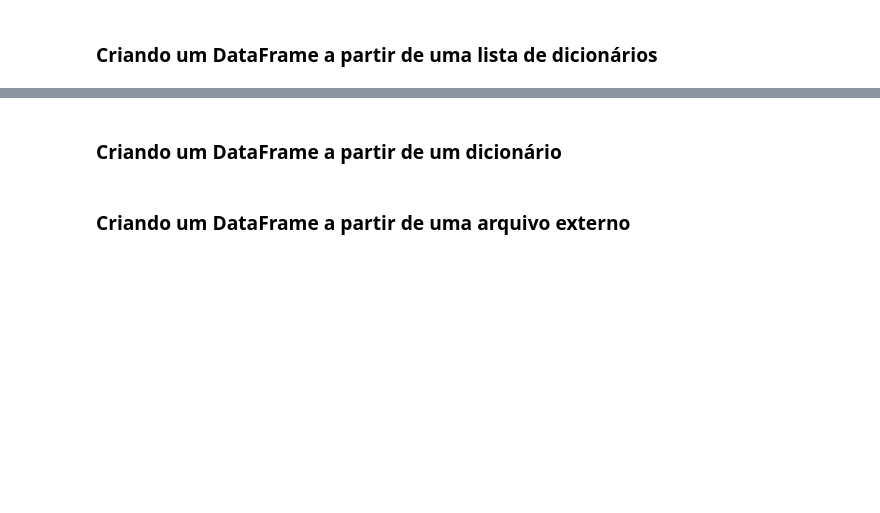
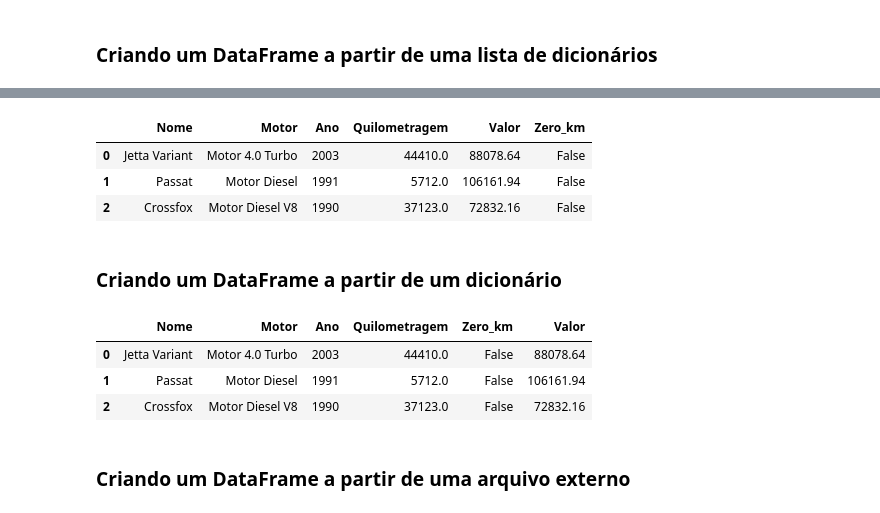
Before and after one commit to yapeansa/python, a Jupyter notebook: Python_para_Data_Science_Pandas.ipynb, the cells around one changed output, grey strips where cells are left out. Drawn from its saved outputs; the diff is of its cells as text; code cells hidden in the pictures; blank space fills up the shorter version.

```diff
--- a/Python_para_Data_Science_Pandas.ipynb
+++ b/Python_para_Data_Science_Pandas.ipynb
@@ -798,3 +821,10 @@ dados = [
+# %%
+dataset[['Nome', 'Motor', 'Ano', 'Quilometragem', 'Valor', 'Zero_km']]
+# %% [output]
+|  | Nome | Motor | Ano | Quilometragem | Valor | Zero_km |
+| 0 | Jetta Variant | Motor 4.0 Turbo | 2003 | 44410.0 | 88078.64 | False |
+| 1 | Passat | Motor Diesel | 1991 | 5712.0 | 106161.94 | False |
+| 2 | Crossfox | Motor Diesel V8 | 1990 | 37123.0 | 72832.16 | False |
 # %% [markdown]
 ### Criando um DataFrame a partir de um dicionário
 # %%
@@ -809,2 +841,9 @@ dados = {
+# %%
+dataset
+# %% [output]
+|  | Nome | Motor | Ano | Quilometragem | Zero_km | Valor |
+| 0 | Jetta Variant | Motor 4.0 Turbo | 2003 | 44410.0 | False | 88078.64 |
+| 1 | Passat | Motor Diesel | 1991 | 5712.0 | False | 106161.94 |
+| 2 | Crossfox | Motor Diesel V8 | 1990 | 37123.0 | False | 72832.16 |
 # %% [markdown]
 ### Criando um DataFrame a partir de uma arquivo externo
```
Also changed, not shown: parts of 12 cells of this notebook.
